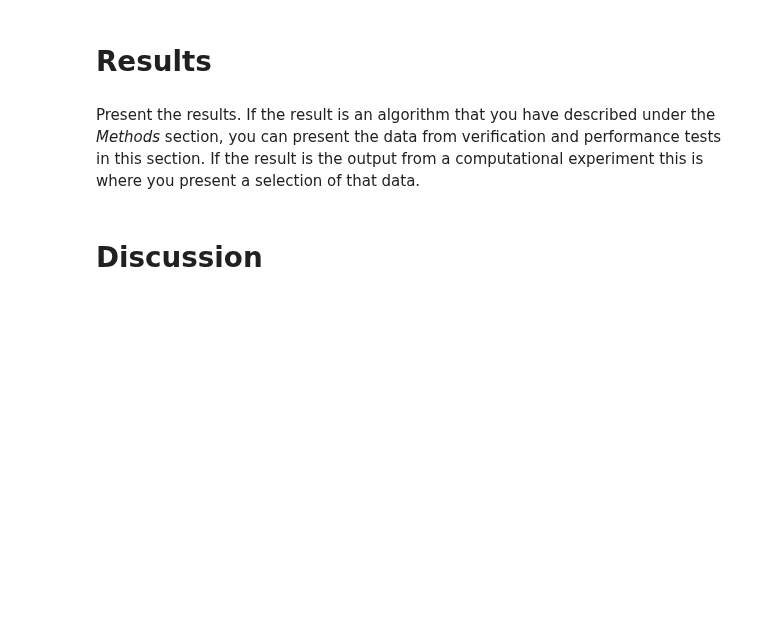
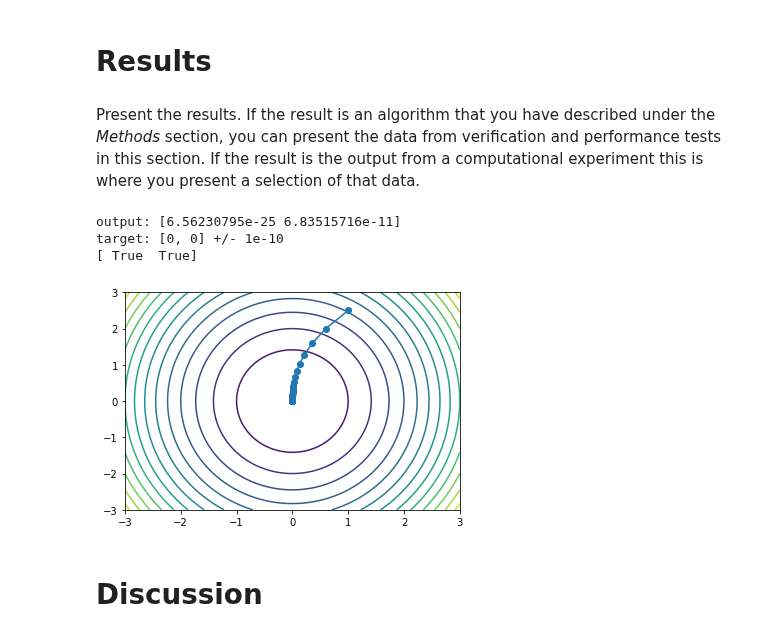
Before and after one commit to johanhoffman/DD2363-VT20, a Jupyter notebook: Lab-7/Linde-report-lab-7.ipynb, the cells around one changed output. Cells and saved outputs as stored; diff of their text form; code cells hidden in the pictures; blank space fills up the shorter version.

```diff
--- a/Lab-7/Linde-report-lab-7.ipynb
+++ b/Lab-7/Linde-report-lab-7.ipynb
@@ -111,6 +252,36 @@ Test: verify accuracy with respect to validation data
 # **Results**
 # %% [markdown]
 Present the results. If the result is an algorithm that you have described under the *Methods* section, you can present the data from verification and performance tests in this section. If the result is the output from a computational experiment this is where you present a selection of that data.
+# %%
+# f = lambda x : (np.exp(-x[0]**2 - x[1]**2) - np.exp(-(x[0] - 1)**2 - (x[1] - 1)**2))*2
+
+f = lambda x: (x[0]**2 + x[1]**2/2)
+
+n = 100
+X = np.array(np.linspace(-3,3,n))
+Y = np.array(np.linspace(-3,3,n))
+Z = np.zeros([n,n])
+
+x, xs = gradient_descent(f, np.array([1,2.5]), 1e-10)
+
+for i in range(n):
+  for j in range(n):
+    Z[i,j] = f([X[j],Y[i]])
+
+fig = plt.figure()
+sub = fig.add_subplot(111)
+sub.set_xlim(-3,3)
+sub.set_ylim(-3,3)
+CS = sub.contour(X,Y,Z, 15)
+sub.plot(xs[:,0],xs[:,1], 'o-')
+print('output:',x)
+print('target:', [0, 0], '+/- 1e-10')
+print(abs(x) <= np.array([1e-10,1e-10]))
+# %% [output]
+output: [6.56230795e-25 6.83515716e-11]
+target: [0, 0] +/- 1e-10
+[ True  True]
+[figure, added]
 # %% [markdown]
 # **Discussion**
 # %% [markdown]
```
Also changed, not shown: parts of 10 cells of this notebook.
